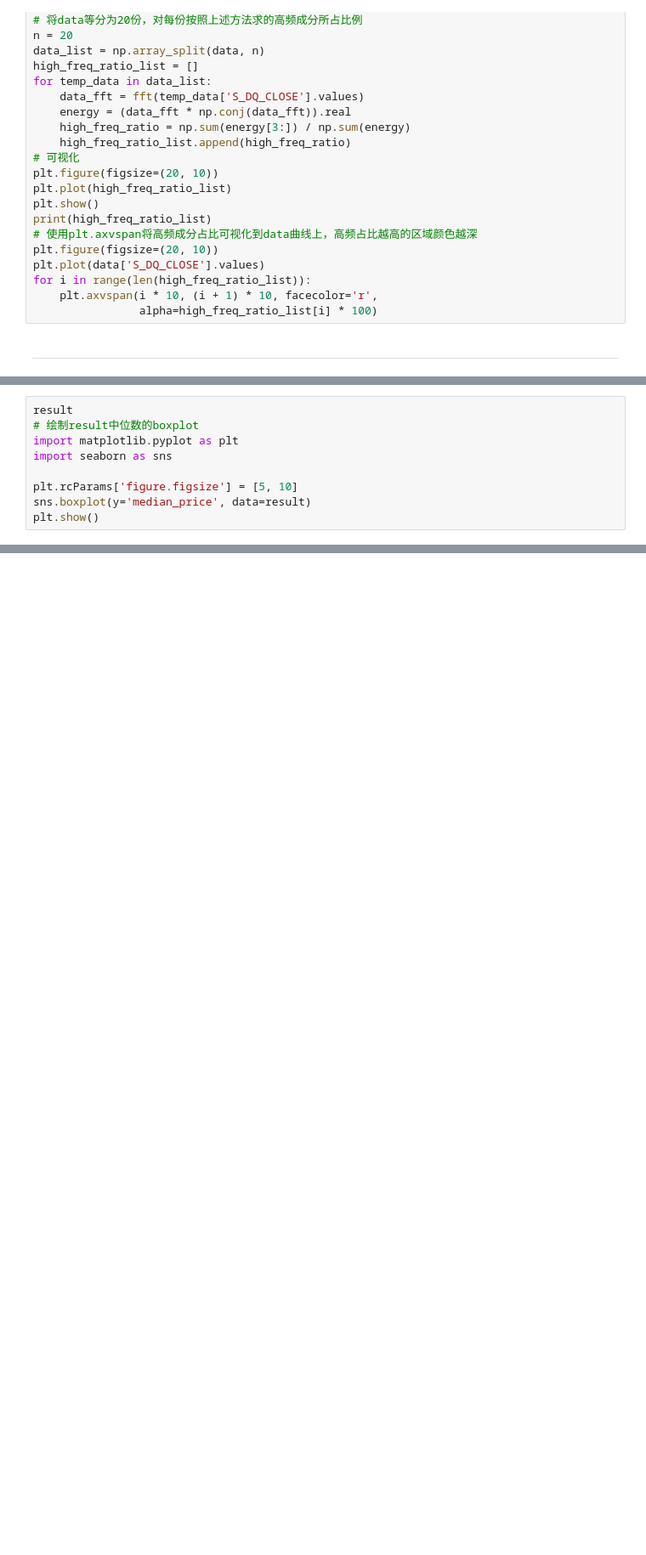
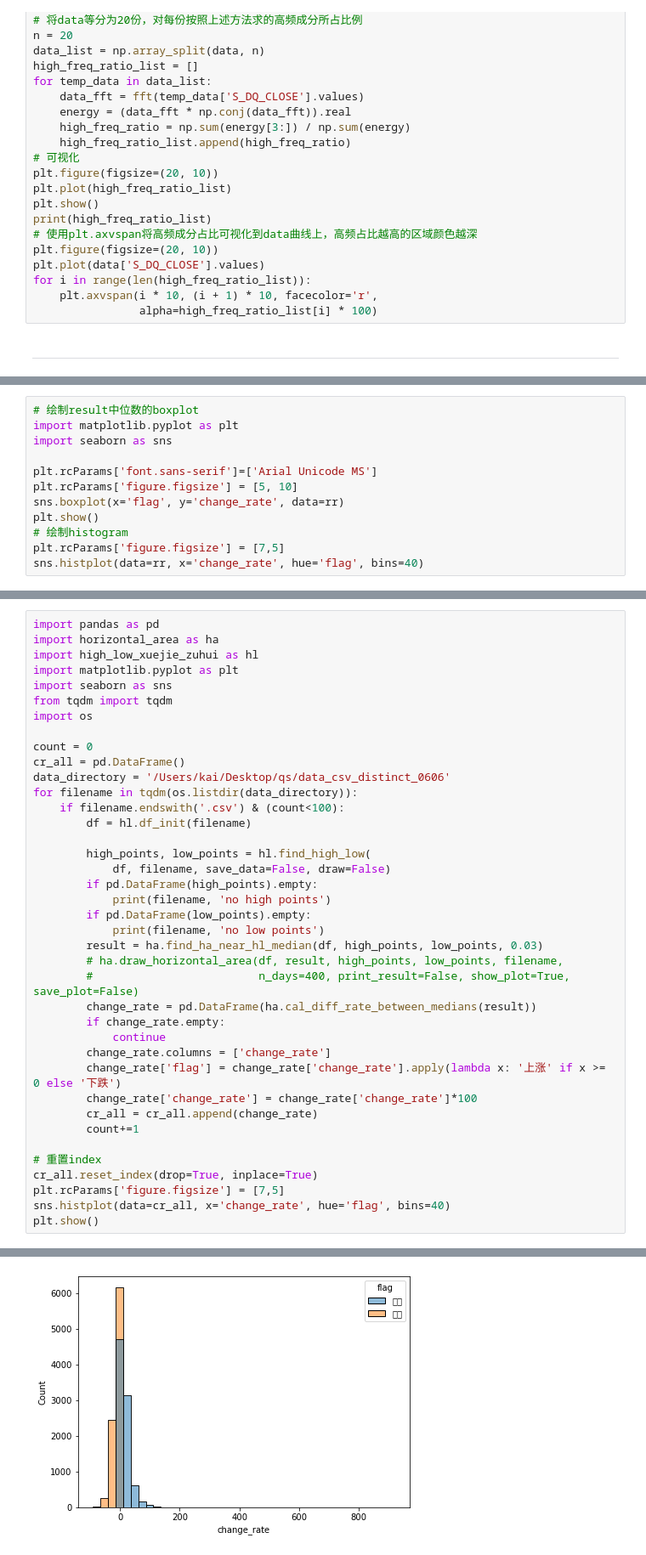
Before and after one commit to QsbpGroup/quant-stat-baby-project, a Jupyter notebook: 1.ipynb, the cells around one changed output, grey strips where cells are left out. Shown at 85% size. Cells and saved outputs as stored; diff of their text form; blank space fills up the shorter version.

```diff
--- a/1.ipynb
+++ b/1.ipynb
@@ -100,9 +101,12 @@ ha.draw_horizontal_area(df, result, high_points, low_points, filename, n_days=20
 # %%
-result
 # 绘制result中位数的boxplot
 import matplotlib.pyplot as plt
 import seaborn as sns
 
+plt.rcParams['font.sans-serif']=['Arial Unicode MS']
 plt.rcParams['figure.figsize'] = [5, 10]
-sns.boxplot(y='median_price', data=result)
+sns.boxplot(x='flag', y='change_rate', data=rr)
 plt.show()
+# 绘制histogram
+plt.rcParams['figure.figsize'] = [7,5]
+sns.histplot(data=rr, x='change_rate', hue='flag', bins=40)
@@ -124,0 +115,40 @@ result.tail(10)
+# %%
+import pandas as pd
+import horizontal_area as ha
+import high_low_xuejie_zuhui as hl
+import matplotlib.pyplot as plt
+import seaborn as sns
+from tqdm import tqdm
+import os
+
+count = 0
+cr_all = pd.DataFrame()
+data_directory = '/Users/kai/Desktop/qs/data_csv_distinct_0606'
+for filename in tqdm(os.listdir(data_directory)):
+    if filename.endswith('.csv') & (count<100):
+        df = hl.df_init(filename)
+
+        high_points, low_points = hl.find_high_low(
+            df, filename, save_data=False, draw=False)
+        if pd.DataFrame(high_points).empty:
+            print(filename, 'no high points')
+        if pd.DataFrame(low_points).empty:
+            print(filename, 'no low points')
+        result = ha.find_ha_near_hl_median(df, high_points, low_points, 0.03)
+        # ha.draw_horizontal_area(df, result, high_points, low_points, filename,
+        #                         n_days=400, print_result=False, show_plot=True, save_plot=False)
+        change_rate = pd.DataFrame(ha.cal_diff_rate_between_medians(result))
+        if change_rate.empty:
+            continue
+        change_rate.columns = ['change_rate']
+        change_rate['flag'] = change_rate['change_rate'].apply(lambda x: '上涨' if x >= 0 else '下跌')
+        change_rate['change_rate'] = change_rate['change_rate']*100
+        cr_all = cr_all.append(change_rate)
+        count+=1
+
+# 重置index
+cr_all.reset_index(drop=True, inplace=True)
+plt.rcParams['figure.figsize'] = [7,5]
+sns.histplot(data=cr_all, x='change_rate', hue='flag', bins=40)
+plt.show()
+# %% [output]
@@ -124,0 +157 @@ result.tail(10)
+[figure, added]
```
Also changed, not shown: parts of 12 cells of this notebook, 6 other files.
